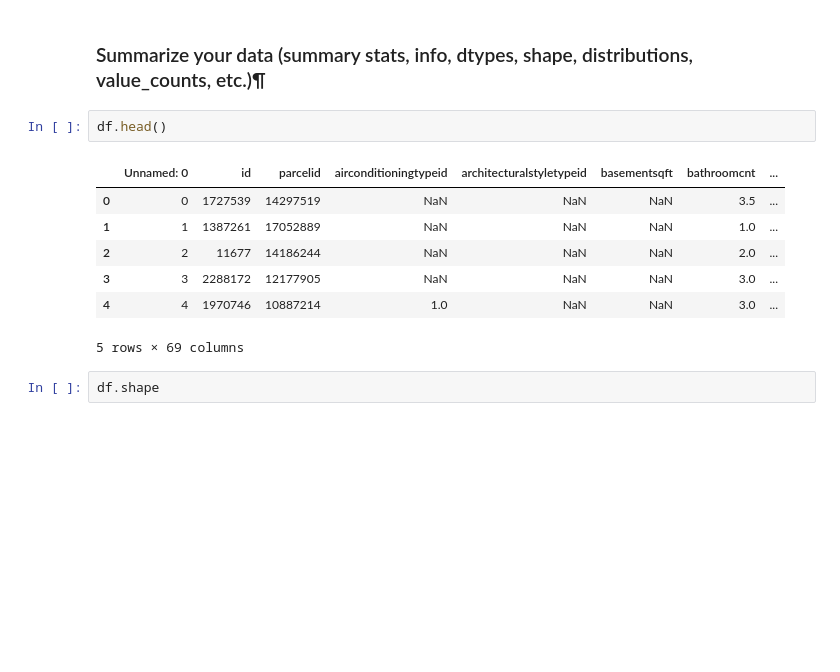
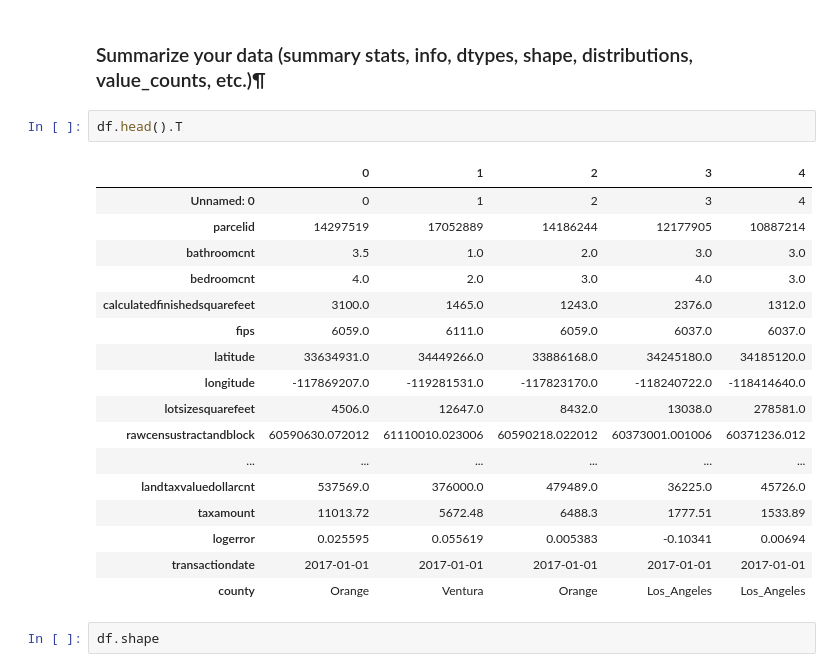
Before and after one commit to brianclements03/clustering, a Jupyter notebook: clustering_wrangle_exercises.ipynb, the cells around one changed output. Saved outputs shown, nothing was run; the diff lists cells and outputs as text; blank space fills up the shorter version.

```diff
--- a/clustering_wrangle_exercises.ipynb
+++ b/clustering_wrangle_exercises.ipynb
@@ -68,15 +68,25 @@ df = pd.read_csv("zillow.csv")
 # %% [markdown]
 ### Summarize your data (summary stats, info, dtypes, shape, distributions, value_counts, etc.)¶
 # %%
-df.head()
+df.head().T
 # %% [output]
-|  | Unnamed: 0 | id | parcelid | airconditioningtypeid | architecturalstyletypeid | basementsqft | bathroomcnt | ... |
-| 0 | 0 | 1727539 | 14297519 | NaN | NaN | NaN | 3.5 | ... |
-| 1 | 1 | 1387261 | 17052889 | NaN | NaN | NaN | 1.0 | ... |
-| 2 | 2 | 11677 | 14186244 | NaN | NaN | NaN | 2.0 | ... |
-| 3 | 3 | 2288172 | 12177905 | NaN | NaN | NaN | 3.0 | ... |
-| 4 | 4 | 1970746 | 10887214 | 1.0 | NaN | NaN | 3.0 | ... |
+|  | 0 | 1 | 2 | 3 | 4 |
+| Unnamed: 0 | 0 | 1 | 2 | 3 | 4 |
+| parcelid | 14297519 | 17052889 | 14186244 | 12177905 | 10887214 |
+| bathroomcnt | 3.5 | 1.0 | 2.0 | 3.0 | 3.0 |
+| bedroomcnt | 4.0 | 2.0 | 3.0 | 4.0 | 3.0 |
+| calculatedfinishedsquarefeet | 3100.0 | 1465.0 | 1243.0 | 2376.0 | 1312.0 |
+| fips | 6059.0 | 6111.0 | 6059.0 | 6037.0 | 6037.0 |
+| latitude | 33634931.0 | 34449266.0 | 33886168.0 | 34245180.0 | 34185120.0 |
+| longitude | -117869207.0 | -119281531.0 | -117823170.0 | -118240722.0 | -118414640.0 |
+| lotsizesquarefeet | 4506.0 | 12647.0 | 8432.0 | 13038.0 | 278581.0 |
+| rawcensustractandblock | 60590630.072012 | 61110010.023006 | 60590218.022012 | 60373001.001006 | 60371236.012 |
+| ... | ... | ... | ... | ... | ... |
+| landtaxvaluedollarcnt | 537569.0 | 376000.0 | 479489.0 | 36225.0 | 45726.0 |
+| taxamount | 11013.72 | 5672.48 | 6488.3 | 1777.51 | 1533.89 |
+| logerror | 0.025595 | 0.055619 | 0.005383 | -0.10341 | 0.00694 |
+| transactiondate | 2017-01-01 | 2017-01-01 | 2017-01-01 | 2017-01-01 | 2017-01-01 |
+| county | Orange | Ventura | Orange | Los_Angeles | Los_Angeles |
-5 rows × 69 columns
 # %%
 df.shape
 # %% [output]
```
Also changed, not shown: parts of 1 cell of this notebook, 6 other files.
